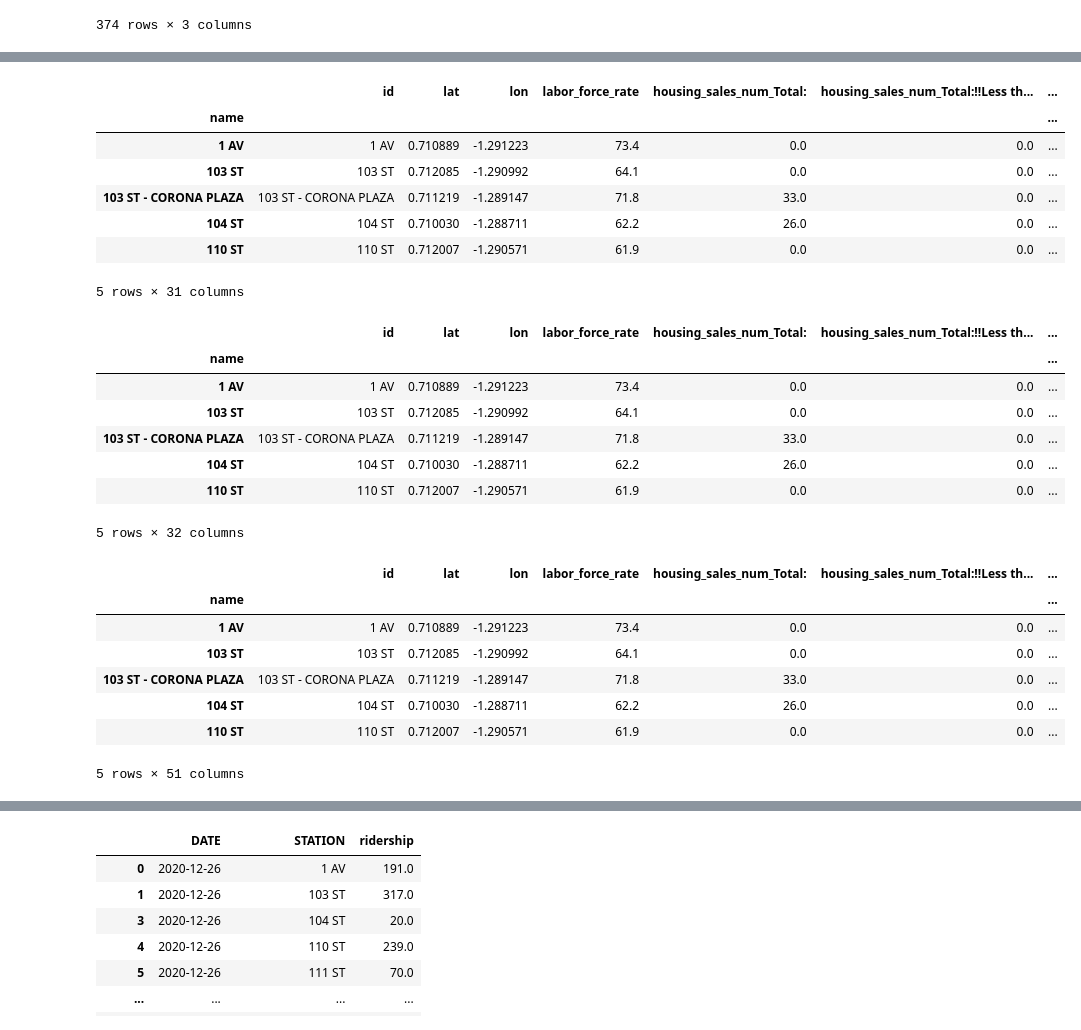
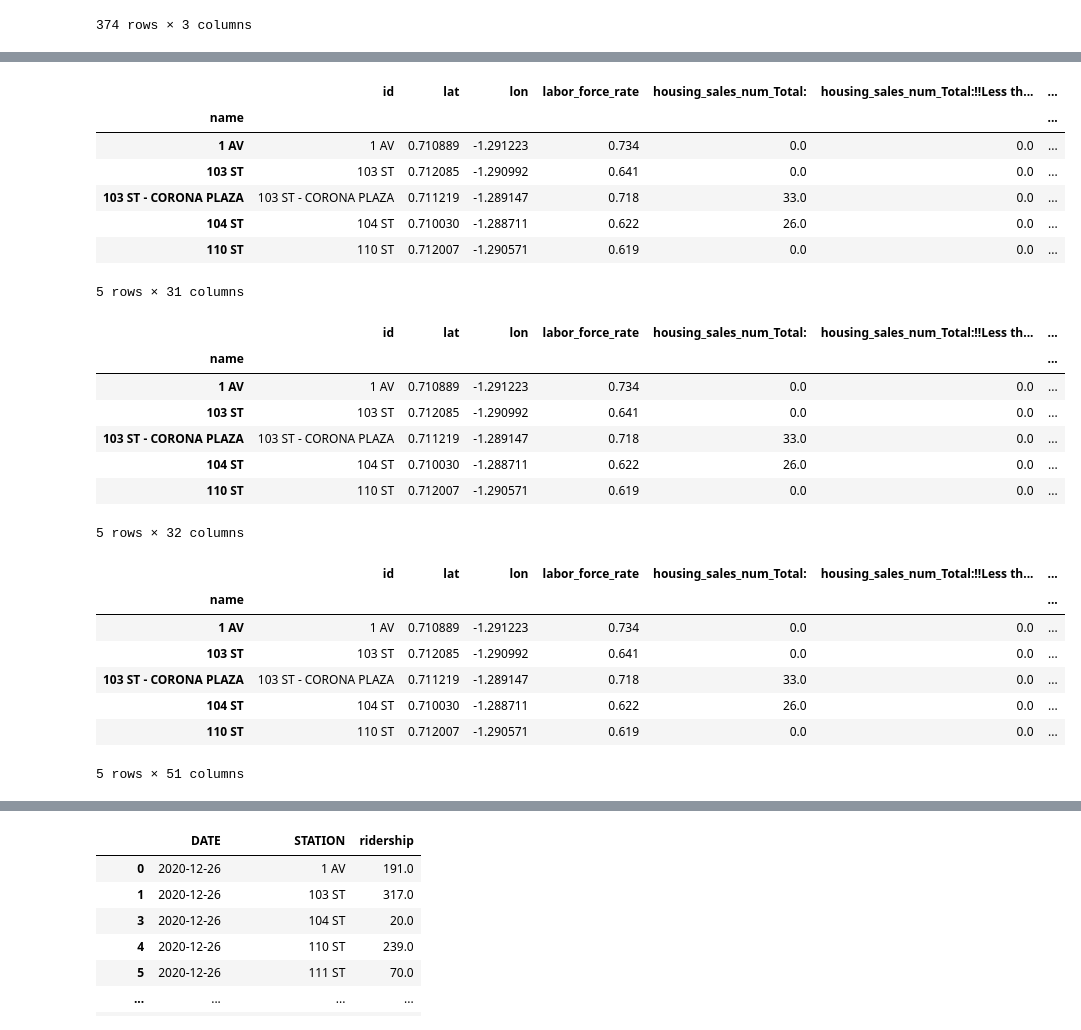
Before and after one commit to Eldervald/traffic-extrapolation, a Jupyter notebook: mta/data_preparation.ipynb, the cells around one changed output, grey strips where cells are left out. Drawn from its saved outputs; the diff is of its cells as text; code cells hidden in the pictures.

```diff
--- a/mta/data_preparation.ipynb
+++ b/mta/data_preparation.ipynb
@@ -84,7 +87,7 @@ nodes_df
 # %%
 emp = pd.read_csv('data/mta_employment.csv').set_index('origin_name')
 emp = emp[emp.columns[-1]].rename('labor_force_rate')
-emp = emp.replace('-', None).astype(float)
+emp = emp.replace('-', None).astype(float) / 100.0
 nodes_df = nodes_df.join(emp)
 nodes_df.head(5)
 # %% [output]
@@ -104,24 +107,26 @@ nodes_df.head(5)
 # %% [output]
 |  | id | lat | lon | labor_force_rate | housing_sales_num_Total: | housing_sales_num_Total:!!Less th... | ... |
 | name |  |  |  |  |  |  | ... |
-| 1 AV | 1 AV | 0.710889 | -1.291223 | 73.4 | 0.0 | 0.0 | ... |
-| 103 ST | 103 ST | 0.712085 | -1.290992 | 64.1 | 0.0 | 0.0 | ... |
-| 103 ST - CORONA PLAZA | 103 ST - CORONA PLAZA | 0.711219 | -1.289147 | 71.8 | 33.0 | 0.0 | ... |
-| 104 ST | 104 ST | 0.710030 | -1.288711 | 62.2 | 26.0 | 0.0 | ... |
-| 110 ST | 110 ST | 0.712007 | -1.290571 | 61.9 | 0.0 | 0.0 | ... |
+| 1 AV | 1 AV | 0.710889 | -1.291223 | 0.734 | 0.0 | 0.0 | ... |
+| 103 ST | 103 ST | 0.712085 | -1.290992 | 0.641 | 0.0 | 0.0 | ... |
+| 103 ST - CORONA PLAZA | 103 ST - CORONA PLAZA | 0.711219 | -1.289147 | 0.718 | 33.0 | 0.0 | ... |
+| 104 ST | 104 ST | 0.710030 | -1.288711 | 0.622 | 26.0 | 0.0 | ... |
+| 110 ST | 110 ST | 0.712007 | -1.290571 | 0.619 | 0.0 | 0.0 | ... |
 5 rows × 31 columns
 # %%
 emp = pd.read_csv('data/mta_median_income.csv').set_index('origin_name')
-nodes_df = nodes_df.join(emp['Estimate!!Median income (dollars)!!FAMILIES!!Families'].rename('median_income'))
+median_income = emp['Estimate!!Median income (dollars)!!FAMILIES!!Families'].rename('median_income')
+median_income[median_income == 0] = median_income[median_income != 0].mean()
+nodes_df = nodes_df.join(median_income)
 nodes_df.head(5)
 # %% [output]
 |  | id | lat | lon | labor_force_rate | housing_sales_num_Total: | housing_sales_num_Total:!!Less th... | ... |
 | name |  |  |  |  |  |  | ... |
-| 1 AV | 1 AV | 0.710889 | -1.291223 | 73.4 | 0.0 | 0.0 | ... |
-| 103 ST | 103 ST | 0.712085 | -1.290992 | 64.1 | 0.0 | 0.0 | ... |
-| 103 ST - CORONA PLAZA | 103 ST - CORONA PLAZA | 0.711219 | -1.289147 | 71.8 | 33.0 | 0.0 | ... |
-| 104 ST | 104 ST | 0.710030 | -1.288711 | 62.2 | 26.0 | 0.0 | ... |
-| 110 ST | 110 ST | 0.712007 | -1.290571 | 61.9 | 0.0 | 0.0 | ... |
+| 1 AV | 1 AV | 0.710889 | -1.291223 | 0.734 | 0.0 | 0.0 | ... |
+| 103 ST | 103 ST | 0.712085 | -1.290992 | 0.641 | 0.0 | 0.0 | ... |
+| 103 ST - CORONA PLAZA | 103 ST - CORONA PLAZA | 0.711219 | -1.289147 | 0.718 | 33.0 | 0.0 | ... |
+| 104 ST | 104 ST | 0.710030 | -1.288711 | 0.622 | 26.0 | 0.0 | ... |
+| 110 ST | 110 ST | 0.712007 | -1.290571 | 0.619 | 0.0 | 0.0 | ... |
 5 rows × 32 columns
 # %%
 house_pricing = pd.read_csv('data/mta_population.csv').set_index('origin_name')
@@ -132,10 +137,10 @@ nodes_df.head(5)
 # %% [output]
 |  | id | lat | lon | labor_force_rate | housing_sales_num_Total: | housing_sales_num_Total:!!Less th... | ... |
 | name |  |  |  |  |  |  | ... |
-| 1 AV | 1 AV | 0.710889 | -1.291223 | 73.4 | 0.0 | 0.0 | ... |
-| 103 ST | 103 ST | 0.712085 | -1.290992 | 64.1 | 0.0 | 0.0 | ... |
-| 103 ST - CORONA PLAZA | 103 ST - CORONA PLAZA | 0.711219 | -1.289147 | 71.8 | 33.0 | 0.0 | ... |
-| 104 ST | 104 ST | 0.710030 | -1.288711 | 62.2 | 26.0 | 0.0 | ... |
-| 110 ST | 110 ST | 0.712007 | -1.290571 | 61.9 | 0.0 | 0.0 | ... |
+| 1 AV | 1 AV | 0.710889 | -1.291223 | 0.734 | 0.0 | 0.0 | ... |
+| 103 ST | 103 ST | 0.712085 | -1.290992 | 0.641 | 0.0 | 0.0 | ... |
+| 103 ST - CORONA PLAZA | 103 ST - CORONA PLAZA | 0.711219 | -1.289147 | 0.718 | 33.0 | 0.0 | ... |
+| 104 ST | 104 ST | 0.710030 | -1.288711 | 0.622 | 26.0 | 0.0 | ... |
+| 110 ST | 110 ST | 0.712007 | -1.290571 | 0.619 | 0.0 | 0.0 | ... |
 5 rows × 51 columns
 # %%
```
Also changed, not shown: parts of 8 cells of this notebook, 8 other files.
